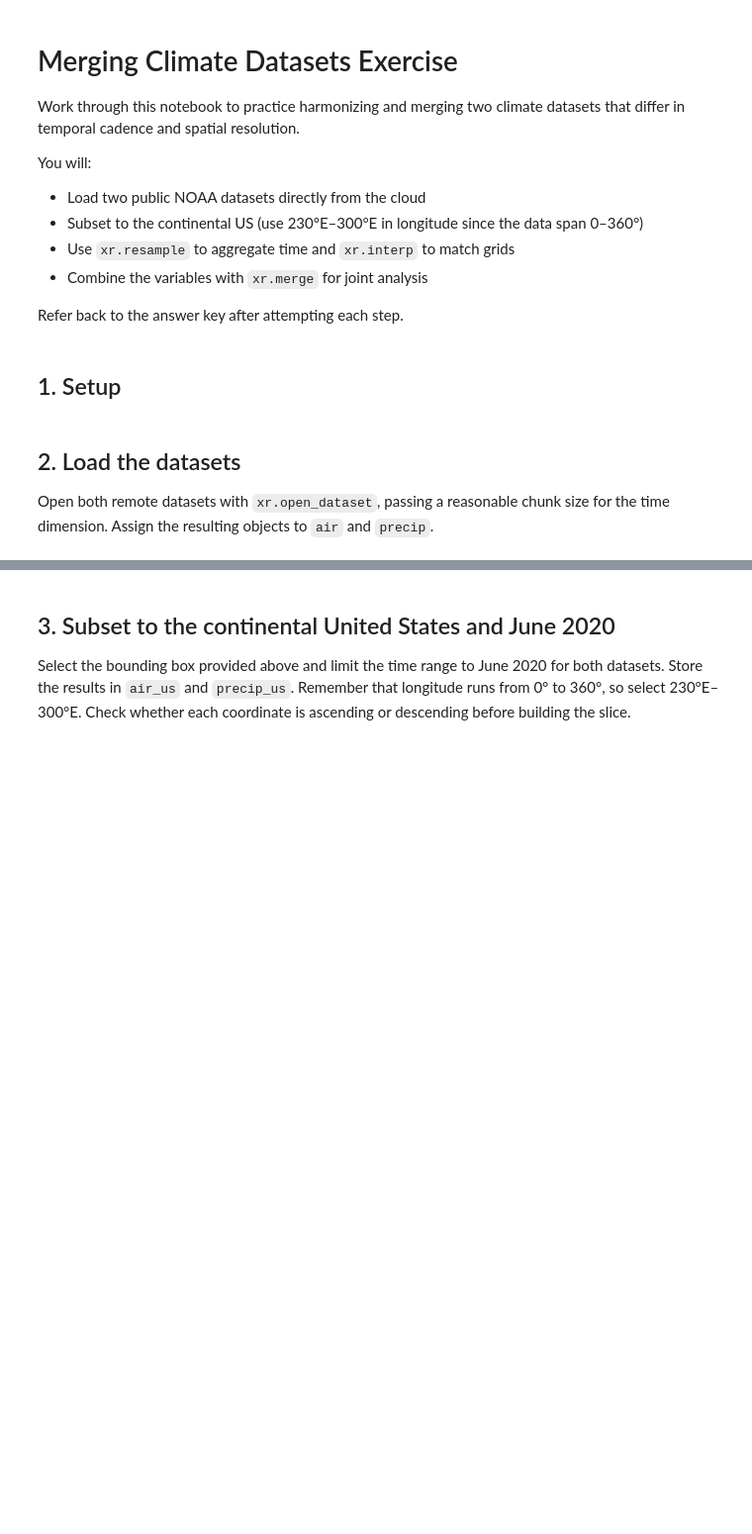
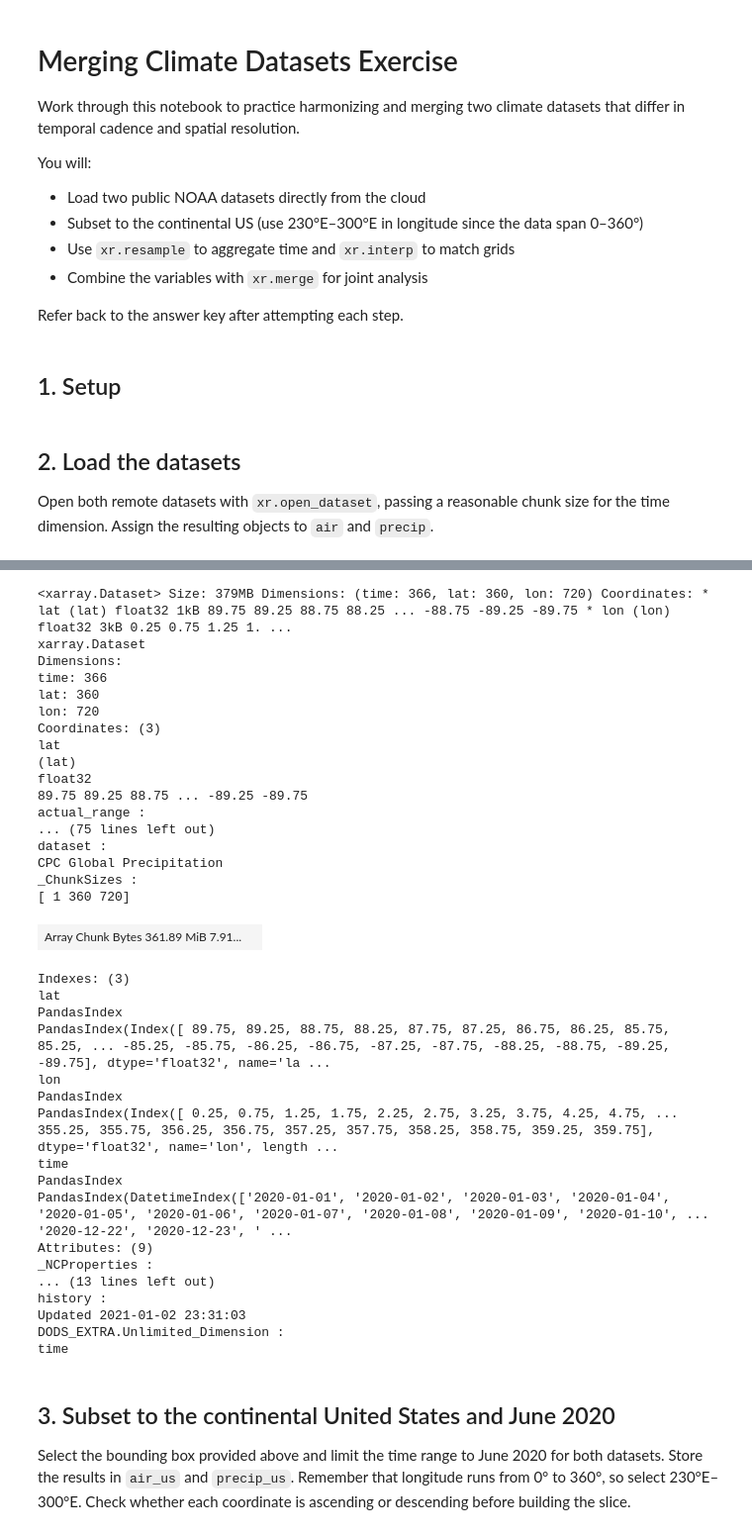
Before and after one commit to wx-awe-junkie/ATMS-523-Module-3-Checkin, a Jupyter notebook: notebooks/merge_climate_datasets_exercise.ipynb, the cells around one changed output, grey strips where cells are left out. Shown at 99% size. Drawn from its saved outputs; the diff is of its cells as text; code cells hidden in the pictures; blank space fills up the shorter version.

```diff
--- a/notebooks/merge_climate_datasets_exercise.ipynb
+++ b/notebooks/merge_climate_datasets_exercise.ipynb
@@ -42,3 +82,41 @@ raise NotImplementedError("Assign datasets to `air` and `precip`.")
+# %%
+precip
+# %% [output]
+<xarray.Dataset> Size: 379MB Dimensions: (time: 366, lat: 360, lon: 720) Coordinates: * lat (lat) float32 1kB 89.75 89.25 88.75 88.25 ... -88.75 -89.25 -89.75 * lon (lon) float32 3kB 0.25 0.75 1.25 1. ...
+xarray.Dataset
+Dimensions:
+time: 366
+lat: 360
+lon: 720
+Coordinates: (3)
+lat
+(lat)
+float32
+89.75 89.25 88.75 ... -89.25 -89.75
+actual_range :
+... (75 lines left out)
+dataset :
+CPC Global Precipitation
+_ChunkSizes :
+[ 1 360 720]
+| Array Chunk Bytes 361.89 MiB 7.91... |  |
+Indexes: (3)
+lat
+PandasIndex
+PandasIndex(Index([ 89.75, 89.25, 88.75, 88.25, 87.75, 87.25, 86.75, 86.25, 85.75, 85.25, ... -85.25, -85.75, -86.25, -86.75, -87.25, -87.75, -88.25, -88.75, -89.25, -89.75], dtype='float32', name='la ...
+lon
+PandasIndex
+PandasIndex(Index([ 0.25, 0.75, 1.25, 1.75, 2.25, 2.75, 3.25, 3.75, 4.25, 4.75, ... 355.25, 355.75, 356.25, 356.75, 357.25, 357.75, 358.25, 358.75, 359.25, 359.75], dtype='float32', name='lon', length ...
+time
+PandasIndex
+PandasIndex(DatetimeIndex(['2020-01-01', '2020-01-02', '2020-01-03', '2020-01-04', '2020-01-05', '2020-01-06', '2020-01-07', '2020-01-08', '2020-01-09', '2020-01-10', ... '2020-12-22', '2020-12-23', ' ...
+Attributes: (9)
+_NCProperties :
+... (13 lines left out)
+history :
+Updated 2021-01-02 23:31:03
+DODS_EXTRA.Unlimited_Dimension :
+time
 # %% [markdown]
 ## 3. Subset to the continental United States and June 2020
 
```
Also changed, not shown: parts of 16 cells of this notebook, 3 other files.
